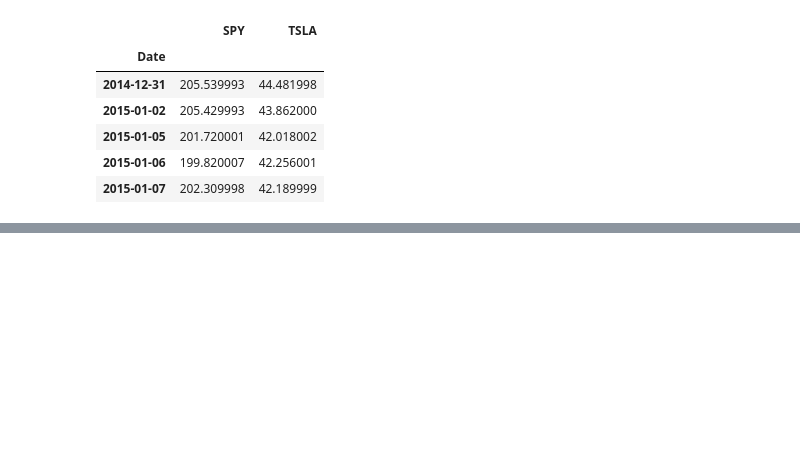
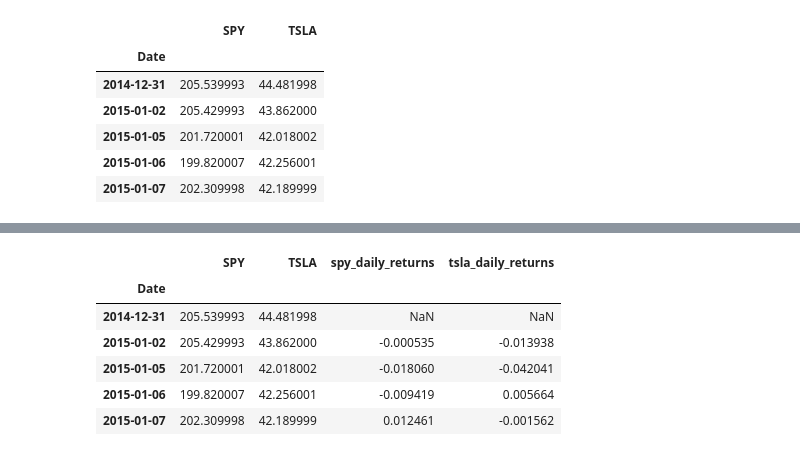
Before and after one commit to cmj123/portfolio_sizing_in_trading, a Jupyter notebook: position_sizing_terms.ipynb, the cells around one changed output, grey strips where cells are left out. Saved outputs shown, nothing was run; the diff lists cells and outputs as text; code cells hidden in the pictures; blank space fills up the shorter version.

```diff
--- a/position_sizing_terms.ipynb
+++ b/position_sizing_terms.ipynb
@@ -55,0 +71,13 @@ price_data.head()
+# %%
+# Calculate daily returns of SPY and Tesla
+price_data['spy_daily_returns'] =  price_data['SPY'].pct_change()
+price_data['tsla_daily_returns'] = price_data['TSLA'].pct_change()
+price_data.head()
+# %% [output]
+|  | SPY | TSLA | spy_daily_returns | tsla_daily_returns |
+| Date |  |  |  |  |
+| 2014-12-31 | 205.539993 | 44.481998 | NaN | NaN |
+| 2015-01-02 | 205.429993 | 43.862000 | -0.000535 | -0.013938 |
+| 2015-01-05 | 201.720001 | 42.018002 | -0.018060 | -0.042041 |
+| 2015-01-06 | 199.820007 | 42.256001 | -0.009419 | 0.005664 |
+| 2015-01-07 | 202.309998 | 42.189999 | 0.012461 | -0.001562 |
```
Also changed, not shown: parts of 7 cells of this notebook.
